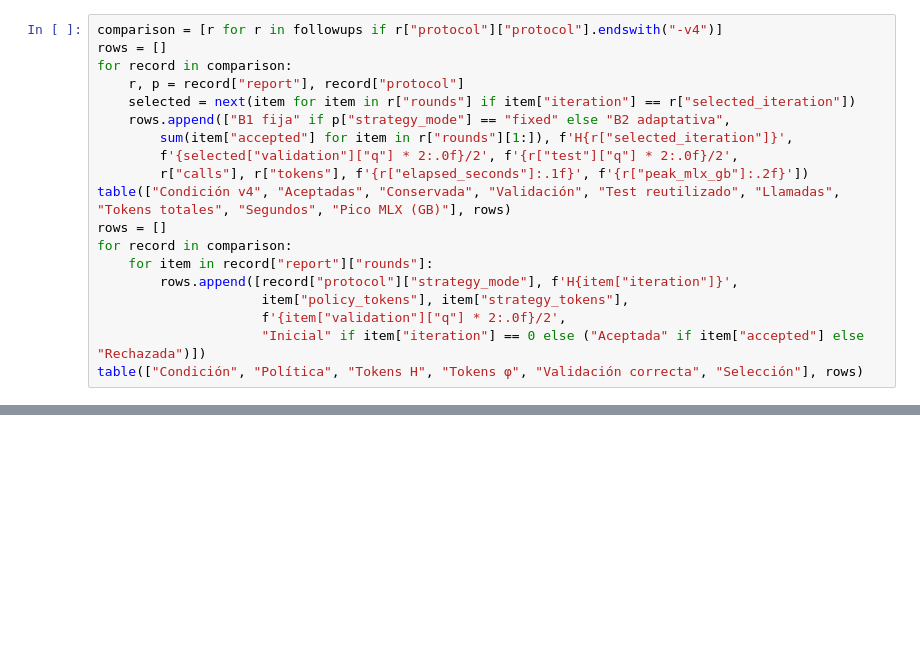
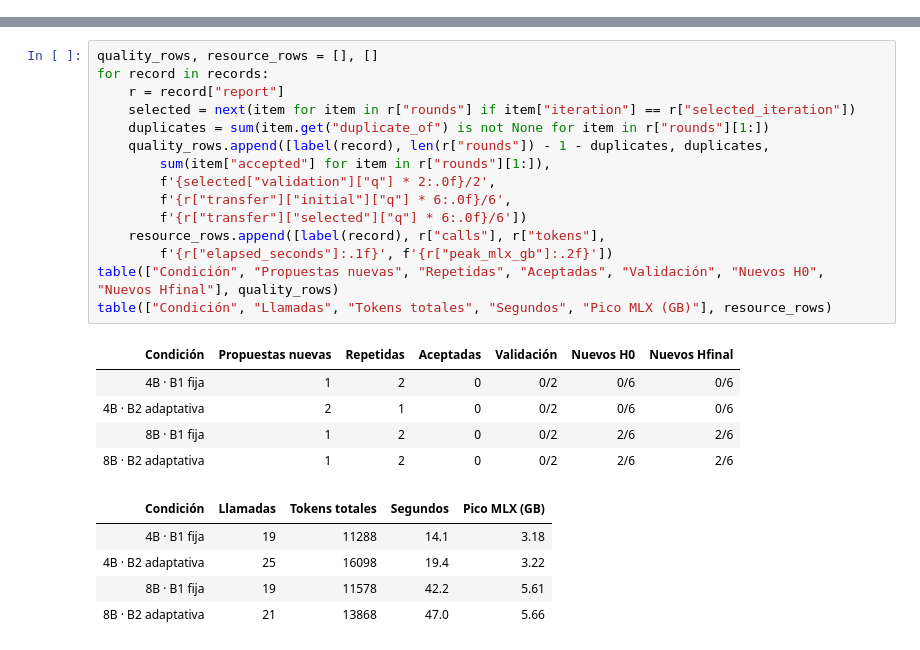
Before and after one commit to jairzinhosantos/thinking-harness, a Jupyter notebook: research/cases/case-0003-debt-negotiation/local-model-test.ipynb, the cells around one changed output, grey strips where cells are left out. Cells and saved outputs as stored; diff of their text form; blank space fills up the shorter version.

```diff
--- a/research/cases/case-0003-debt-negotiation/local-model-test.ipynb
+++ b/research/cases/case-0003-debt-negotiation/local-model-test.ipynb
@@ -247,19 +0,0 @@ Ambos contratos resolvieron 1/2 casos de desarrollo. Con el explícito, el mensa
-# %%
-comparison = [r for r in followups if r["protocol"]["protocol"].endswith("-v4")]
-rows = []
-for record in comparison:
-    r, p = record["report"], record["protocol"]
-    selected = next(item for item in r["rounds"] if item["iteration"] == r["selected_iteration"])
-    rows.append(["B1 fija" if p["strategy_mode"] == "fixed" else "B2 adaptativa",
-        sum(item["accepted"] for item in r["rounds"][1:]), f'H{r["selected_iteration"]}',
-        f'{selected["validation"]["q"] * 2:.0f}/2', f'{r["test"]["q"] * 2:.0f}/2',
-        r["calls"], r["tokens"], f'{r["elapsed_seconds"]:.1f}', f'{r["peak_mlx_gb"]:.2f}'])
-table(["Condición v4", "Aceptadas", "Conservada", "Validación", "Test reutilizado", "Llamadas", "Tokens totales", "Segundos", "Pico MLX (GB)"], rows)
-rows = []
-for record in comparison:
-    for item in record["report"]["rounds"]:
-        rows.append([record["protocol"]["strategy_mode"], f'H{item["iteration"]}',
-                     item["policy_tokens"], item["strategy_tokens"],
-                     f'{item["validation"]["q"] * 2:.0f}/2',
-                     "Inicial" if item["iteration"] == 0 else ("Aceptada" if item["accepted"] else "Rechazada")])
-table(["Condición", "Política", "Tokens H", "Tokens φ", "Validación correcta", "Selección"], rows)
@@ -308,0 +104,26 @@ Los escenarios ya se habían observado y se reutilizaron para depuración. Esta
+# %%
+quality_rows, resource_rows = [], []
+for record in records:
+    r = record["report"]
+    selected = next(item for item in r["rounds"] if item["iteration"] == r["selected_iteration"])
+    duplicates = sum(item.get("duplicate_of") is not None for item in r["rounds"][1:])
+    quality_rows.append([label(record), len(r["rounds"]) - 1 - duplicates, duplicates,
+        sum(item["accepted"] for item in r["rounds"][1:]),
+        f'{selected["validation"]["q"] * 2:.0f}/2',
+        f'{r["transfer"]["initial"]["q"] * 6:.0f}/6',
+        f'{r["transfer"]["selected"]["q"] * 6:.0f}/6'])
+    resource_rows.append([label(record), r["calls"], r["tokens"],
+        f'{r["elapsed_seconds"]:.1f}', f'{r["peak_mlx_gb"]:.2f}'])
+table(["Condición", "Propuestas nuevas", "Repetidas", "Aceptadas", "Validación", "Nuevos H0", "Nuevos Hfinal"], quality_rows)
+table(["Condición", "Llamadas", "Tokens totales", "Segundos", "Pico MLX (GB)"], resource_rows)
+# %% [output]
+| Condición | Propuestas nuevas | Repetidas | Aceptadas | Validación | Nuevos H0 | Nuevos Hfinal |
+| 4B · B1 fija | 1 | 2 | 0 | 0/2 | 0/6 | 0/6 |
+| 4B · B2 adaptativa | 2 | 1 | 0 | 0/2 | 0/6 | 0/6 |
+| 8B · B1 fija | 1 | 2 | 0 | 0/2 | 2/6 | 2/6 |
+| 8B · B2 adaptativa | 1 | 2 | 0 | 0/2 | 2/6 | 2/6 |
+| Condición | Llamadas | Tokens totales | Segundos | Pico MLX (GB) |
+| 4B · B1 fija | 19 | 11288 | 14.1 | 3.18 |
+| 4B · B2 adaptativa | 25 | 16098 | 19.4 | 3.22 |
+| 8B · B1 fija | 19 | 11578 | 42.2 | 5.61 |
+| 8B · B2 adaptativa | 21 | 13868 | 47.0 | 5.66 |
```
Also changed, not shown: parts of 37 cells of this notebook, 27 other files.
